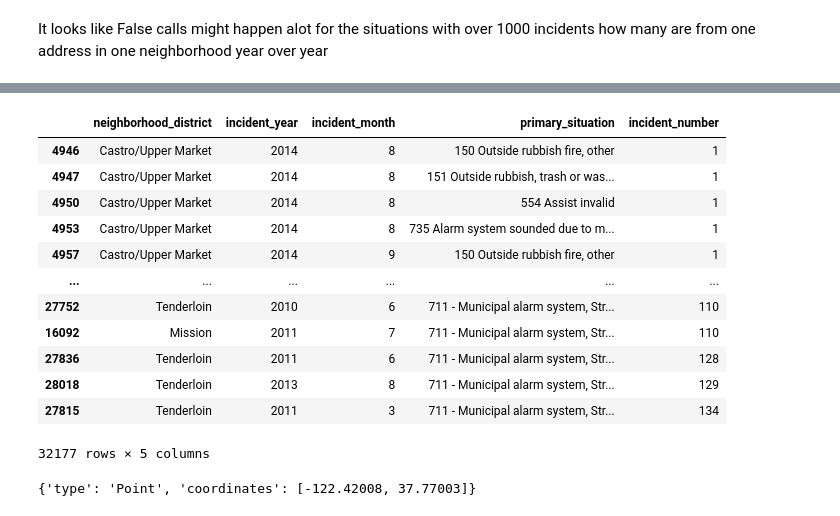
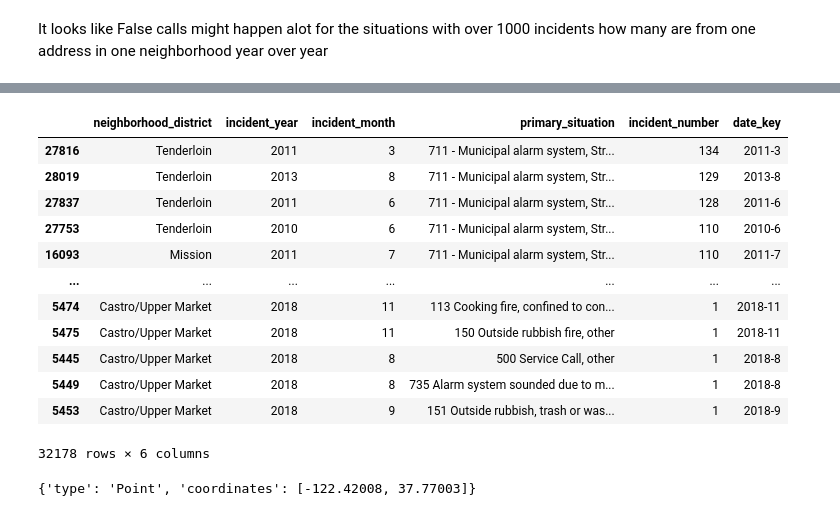
Before and after one commit to griffintighe/fire_ml, a Jupyter notebook: explore.ipynb, the cells around one changed output, grey strips where cells are left out. Saved outputs shown, nothing was run; the diff lists cells and outputs as text; code cells hidden in the pictures.

```diff
--- a/explore.ipynb
+++ b/explore.ipynb
@@ -162,2 +151,0 @@ new_base
-# %%
-amount_table=new_base.groupby(['neighborhood_district','incident_year','incident_month','primary_situation'],as_index=False)['incident_number'].nunique()
@@ -164,2 +159,2 @@ amount_table=new_base.groupby(['neighborhood_district','incident_year','incident
 # %%
-amount_table['date_key']=amount_table.apply(lambda x:(str(x['incident_year'])+"-"+str(x['incident_month'])),axis=1)
+amount_table_by_year_month['date_key']=amount_table_by_year_month.apply(lambda x:(str(x['incident_year'])+"-"+str(x['incident_month'])),axis=1)
@@ -189,19 +285,19 @@ sns.lineplot(data=amount_table[amount_table['primary_situation']=='700 - False a
 # %%
-amount_table.sort_values(by='incident_number')
+amount_table.sort_values(by='incident_number' ,ascending=False)
 # %% [output]
-|  | neighborhood_district | incident_year | incident_month | primary_situation | incident_number |
-| 4946 | Castro/Upper Market | 2014 | 8 | 150 Outside rubbish fire, other | 1 |
-| 4947 | Castro/Upper Market | 2014 | 8 | 151 Outside rubbish, trash or was... | 1 |
-| 4950 | Castro/Upper Market | 2014 | 8 | 554 Assist invalid | 1 |
-| 4953 | Castro/Upper Market | 2014 | 8 | 735 Alarm system sounded due to m... | 1 |
-| 4957 | Castro/Upper Market | 2014 | 9 | 150 Outside rubbish fire, other | 1 |
-| ... | ... | ... | ... | ... | ... |
-| 27752 | Tenderloin | 2010 | 6 | 711 - Municipal alarm system, Str... | 110 |
-| 16092 | Mission | 2011 | 7 | 711 - Municipal alarm system, Str... | 110 |
-| 27836 | Tenderloin | 2011 | 6 | 711 - Municipal alarm system, Str... | 128 |
-| 28018 | Tenderloin | 2013 | 8 | 711 - Municipal alarm system, Str... | 129 |
-| 27815 | Tenderloin | 2011 | 3 | 711 - Municipal alarm system, Str... | 134 |
+|  | neighborhood_district | incident_year | incident_month | primary_situation | incident_number | date_key |
+| 27816 | Tenderloin | 2011 | 3 | 711 - Municipal alarm system, Str... | 134 | 2011-3 |
+| 28019 | Tenderloin | 2013 | 8 | 711 - Municipal alarm system, Str... | 129 | 2013-8 |
+| 27837 | Tenderloin | 2011 | 6 | 711 - Municipal alarm system, Str... | 128 | 2011-6 |
+| 27753 | Tenderloin | 2010 | 6 | 711 - Municipal alarm system, Str... | 110 | 2010-6 |
+| 16093 | Mission | 2011 | 7 | 711 - Municipal alarm system, Str... | 110 | 2011-7 |
+| ... | ... | ... | ... | ... | ... | ... |
+| 5474 | Castro/Upper Market | 2018 | 11 | 113 Cooking fire, confined to con... | 1 | 2018-11 |
+| 5475 | Castro/Upper Market | 2018 | 11 | 150 Outside rubbish fire, other | 1 | 2018-11 |
+| 5445 | Castro/Upper Market | 2018 | 8 | 500 Service Call, other | 1 | 2018-8 |
+| 5449 | Castro/Upper Market | 2018 | 8 | 735 Alarm system sounded due to m... | 1 | 2018-8 |
+| 5453 | Castro/Upper Market | 2018 | 9 | 151 Outside rubbish, trash or was... | 1 | 2018-9 |
-32177 rows × 5 columns
+32178 rows × 6 columns
 # %%
 pre[pre['address']=='1 DUBOCE AV']['point'].iloc[0]
 # %% [output]
```
Also changed, not shown: parts of 33 cells of this notebook.
